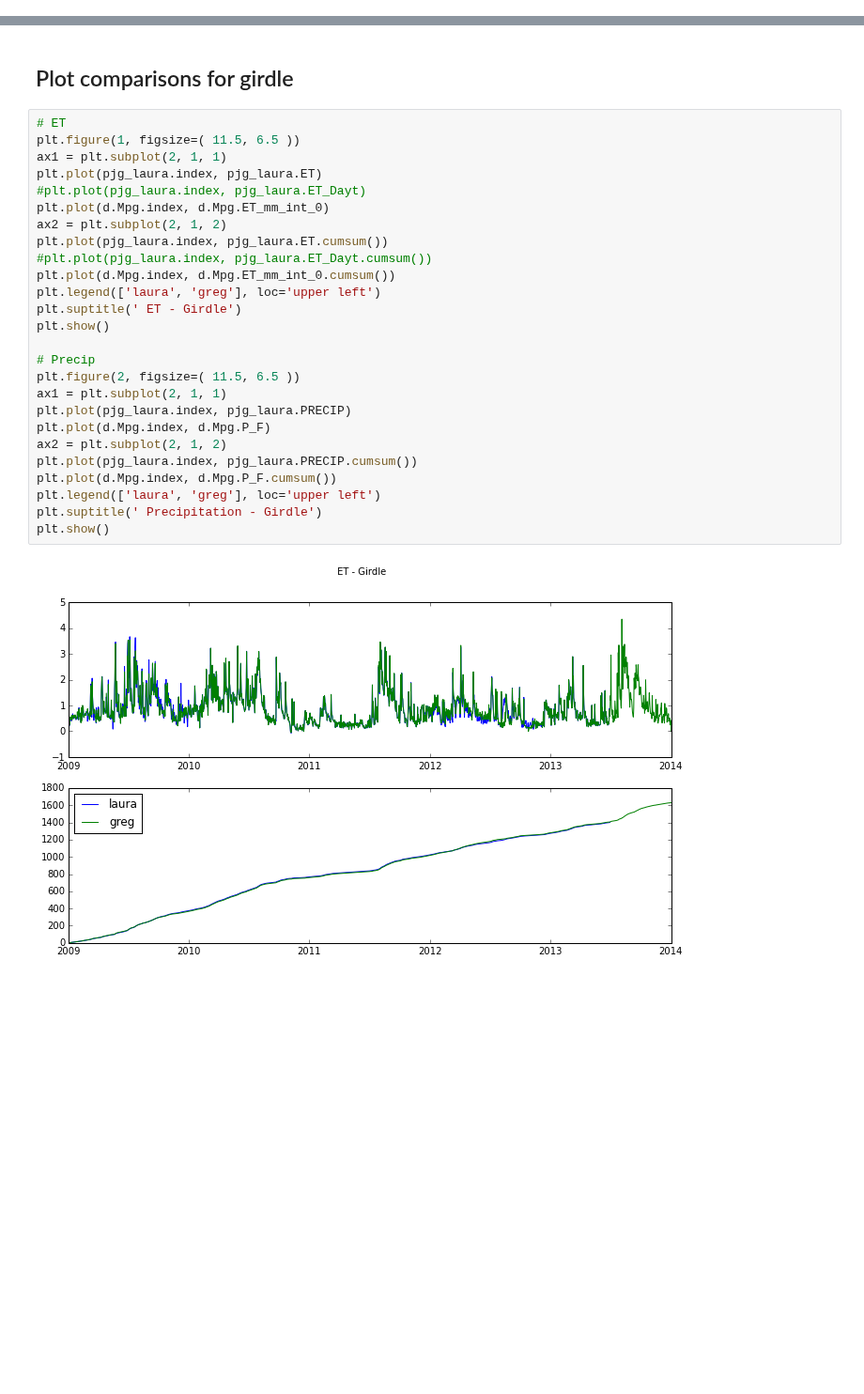
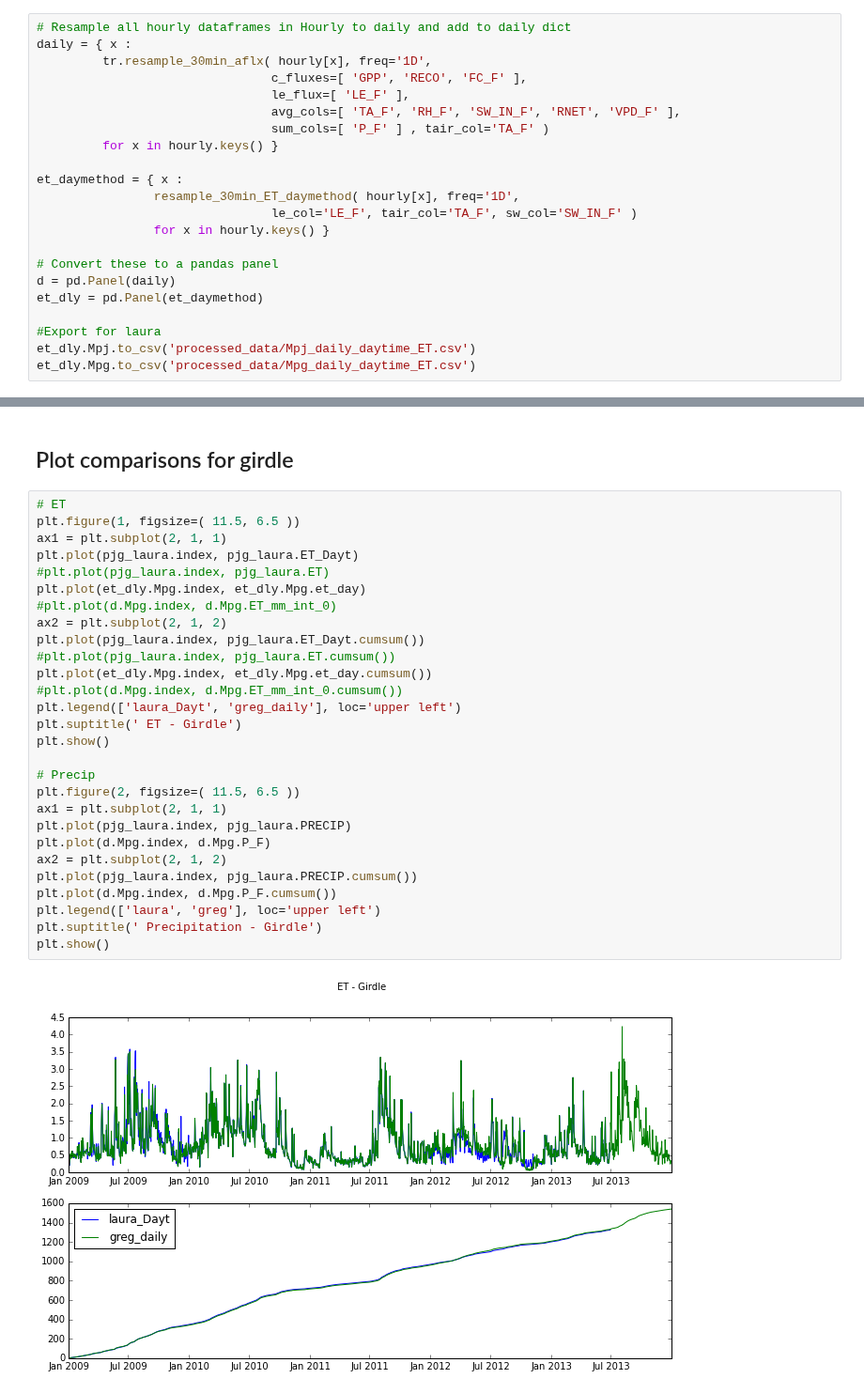
Before and after one commit to gremau/NMEG_miscellany, a Jupyter notebook: laura_vs_greg.ipynb, the cells around one changed output, grey strips where cells are left out. Shown at 94% size. Saved outputs shown, nothing was run; the diff lists cells and outputs as text; blank space fills up the shorter version.

Commit message:
Calculate daytime only ET

```diff
--- a/laura_vs_greg.ipynb
+++ b/laura_vs_greg.ipynb
@@ -66,6 +113,28 @@ Parsing /home/greg/sftp/eddyflux/Ameriflux_files/provisional/US-Mpg_2010_gapfill
 Parsing /home/greg/sftp/eddyflux/Ameriflux_files/provisional/US-Mpg_2011_gapfilled.txt
 Parsing /home/greg/sftp/eddyflux/Ameriflux_files/provisional/US-Mpg_2012_gapfilled.txt
 Parsing /home/greg/sftp/eddyflux/Ameriflux_files/provisional/US-Mpg_2013_gapfilled.txt
+# %%
+# Resample all hourly dataframes in Hourly to daily and add to daily dict
+daily = { x :
+         tr.resample_30min_aflx( hourly[x], freq='1D',
+                                c_fluxes=[ 'GPP', 'RECO', 'FC_F' ],
+                                le_flux=[ 'LE_F' ],
+                                avg_cols=[ 'TA_F', 'RH_F', 'SW_IN_F', 'RNET', 'VPD_F' ],
+                                sum_cols=[ 'P_F' ] , tair_col='TA_F' )
+         for x in hourly.keys() }
+
+et_daymethod = { x :
+                resample_30min_ET_daymethod( hourly[x], freq='1D',
+                                le_col='LE_F', tair_col='TA_F', sw_col='SW_IN_F' )
+                for x in hourly.keys() }
+
+# Convert these to a pandas panel
+d = pd.Panel(daily)
+et_dly = pd.Panel(et_daymethod)
+
+#Export for laura
+et_dly.Mpj.to_csv('processed_data/Mpj_daily_daytime_ET.csv')
+et_dly.Mpg.to_csv('processed_data/Mpg_daily_daytime_ET.csv')
 # %% [markdown]
 ## Compare ET and P
 # %%
@@ -143,29 +234,31 @@ plt.show()
 # %%
 # ET
 plt.figure(1, figsize=( 11.5, 6.5 ))
 ax1 = plt.subplot(2, 1, 1)
-plt.plot(pjg_laura.index, pjg_laura.ET)
-#plt.plot(pjg_laura.index, pjg_laura.ET_Dayt)
-plt.plot(d.Mpg.index, d.Mpg.ET_mm_int_0)
+plt.plot(pjg_laura.index, pjg_laura.ET_Dayt)
+#plt.plot(pjg_laura.index, pjg_laura.ET)
+plt.plot(et_dly.Mpg.index, et_dly.Mpg.et_day)
+#plt.plot(d.Mpg.index, d.Mpg.ET_mm_int_0)
 ax2 = plt.subplot(2, 1, 2)
-plt.plot(pjg_laura.index, pjg_laura.ET.cumsum())
-#plt.plot(pjg_laura.index, pjg_laura.ET_Dayt.cumsum())
-plt.plot(d.Mpg.index, d.Mpg.ET_mm_int_0.cumsum())
-plt.legend(['laura', 'greg'], loc='upper left')
+plt.plot(pjg_laura.index, pjg_laura.ET_Dayt.cumsum())
+#plt.plot(pjg_laura.index, pjg_laura.ET.cumsum())
+plt.plot(et_dly.Mpg.index, et_dly.Mpg.et_day.cumsum())
+#plt.plot(d.Mpg.index, d.Mpg.ET_mm_int_0.cumsum())
+plt.legend(['laura_Dayt', 'greg_daily'], loc='upper left')
 plt.suptitle(' ET - Girdle')
 plt.show()
 
 # Precip
 plt.figure(2, figsize=( 11.5, 6.5 ))
 ax1 = plt.subplot(2, 1, 1)
 plt.plot(pjg_laura.index, pjg_laura.PRECIP)
 plt.plot(d.Mpg.index, d.Mpg.P_F)
 ax2 = plt.subplot(2, 1, 2)
 plt.plot(pjg_laura.index, pjg_laura.PRECIP.cumsum())
 plt.plot(d.Mpg.index, d.Mpg.P_F.cumsum())
 plt.legend(['laura', 'greg'], loc='upper left')
 plt.suptitle(' Precipitation - Girdle')
 plt.show()
 # %% [output]
-[figure, old version]
+[figure, new version]
 [figure]
```
Also changed, not shown: parts of 7 cells of this notebook.
